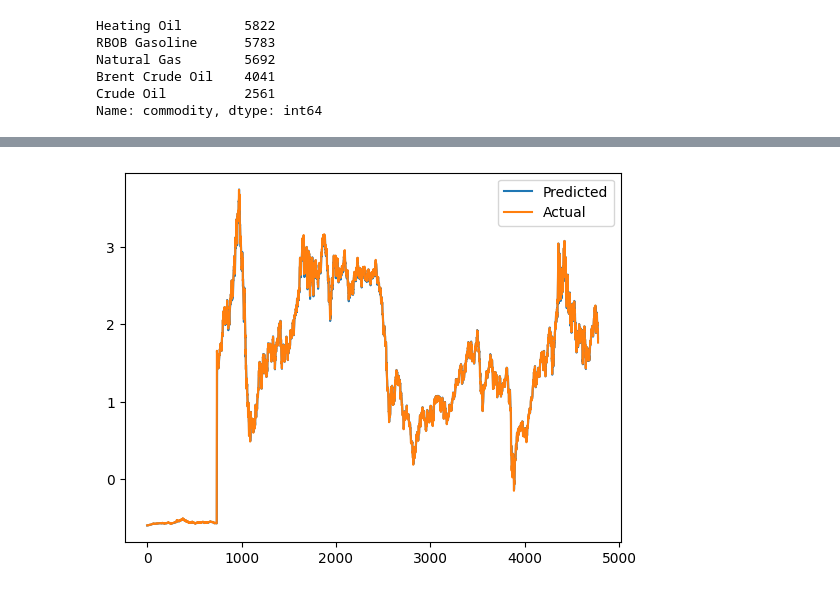
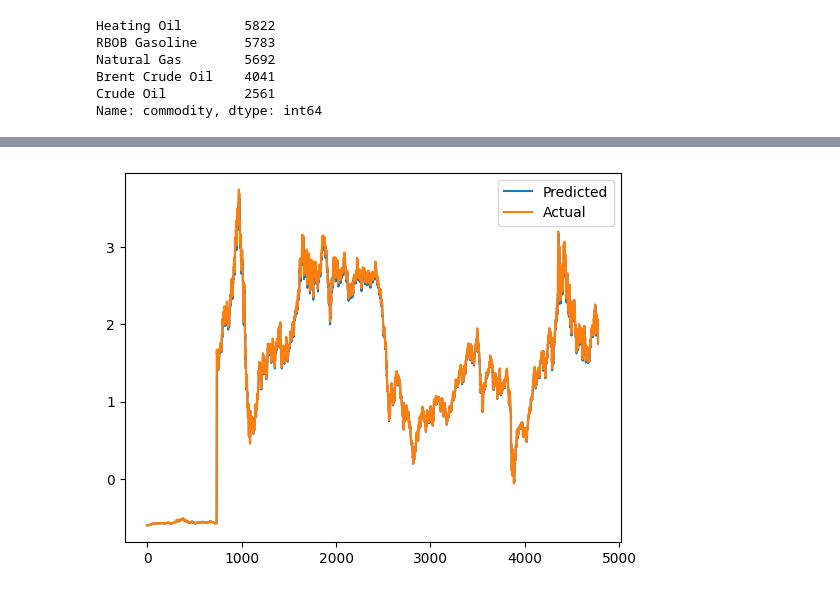
Before and after one commit to chitoge729/BE_Project, a Jupyter notebook: BE_Project_1.ipynb, the cells around one changed output, grey strips where cells are left out. Cells and saved outputs as stored; diff of their text form; code cells hidden in the pictures.

```diff
--- a/BE_Project_1.ipynb
+++ b/BE_Project_1.ipynb
@@ -217,7 +219,7 @@ def create_sequences(data, sequence_length):
         sequences.append(seq)
     return np.array(sequences)
 
-sequence_length = 10
+sequence_length = 20
 
 sequences = create_sequences(target_data_scaled, sequence_length)
 
@@ -237,6 +239,9 @@ model.fit(X_train, y_train, epochs=50, batch_size=64, validation_data=(X_test, y
 predictions = model.predict(X_test)
 predictions = scaler.inverse_transform(predictions)
 
+mse = mean_squared_error(y_test, predictions)
+print(f'LSTM Mean Squared Error: {mse}')
+
 plt.plot(predictions, label='Predicted')
 plt.plot(scaler.inverse_transform(y_test.reshape(-1, 1)), label='Actual')
 plt.legend()
@@ -263,5 +351,5 @@ Epoch 50/50
 # %%
-target_variable = 'high'
+target_variable = 'low'
 target_data = df_standardized[[target_variable]]
 
 scaler = MinMaxScaler()
@@ -274,7 +362,7 @@ def create_sequences(data, sequence_length):
         sequences.append(seq)
     return np.array(sequences)
 
-sequence_length = 10
+sequence_length = 20
 
 sequences = create_sequences(target_data_scaled, sequence_length)
 
@@ -294,6 +382,9 @@ model.fit(X_train, y_train, epochs=50, batch_size=64, validation_data=(X_test, y
 predictions = model.predict(X_test)
 predictions = scaler.inverse_transform(predictions)
 
+mse = mean_squared_error(y_test, predictions)
+print(f'LSTM Mean Squared Error: {mse}')
+
 plt.plot(predictions, label='Predicted')
 plt.plot(scaler.inverse_transform(y_test.reshape(-1, 1)), label='Actual')
 plt.legend()
@@ -320,5 +411,5 @@ Epoch 50/50
 # %%
-target_variable = 'low'
+target_variable = 'close'
 target_data = df_standardized[[target_variable]]
 
 scaler = MinMaxScaler()
@@ -331,7 +422,7 @@ def create_sequences(data, sequence_length):
         sequences.append(seq)
     return np.array(sequences)
 
-sequence_length = 10
+sequence_length = 20
 
 sequences = create_sequences(target_data_scaled, sequence_length)
 
@@ -351,6 +442,9 @@ model.fit(X_train, y_train, epochs=50, batch_size=64, validation_data=(X_test, y
 predictions = model.predict(X_test)
 predictions = scaler.inverse_transform(predictions)
 
+mse = mean_squared_error(y_test, predictions)
+print(f'LSTM Mean Squared Error: {mse}')
+
 plt.plot(predictions, label='Predicted')
 plt.plot(scaler.inverse_transform(y_test.reshape(-1, 1)), label='Actual')
 plt.legend()
@@ -376 +470 @@ Epoch 50/50
-[figure, old version]
+[figure, new version]
```
Also changed, not shown: parts of 7 cells of this notebook.
